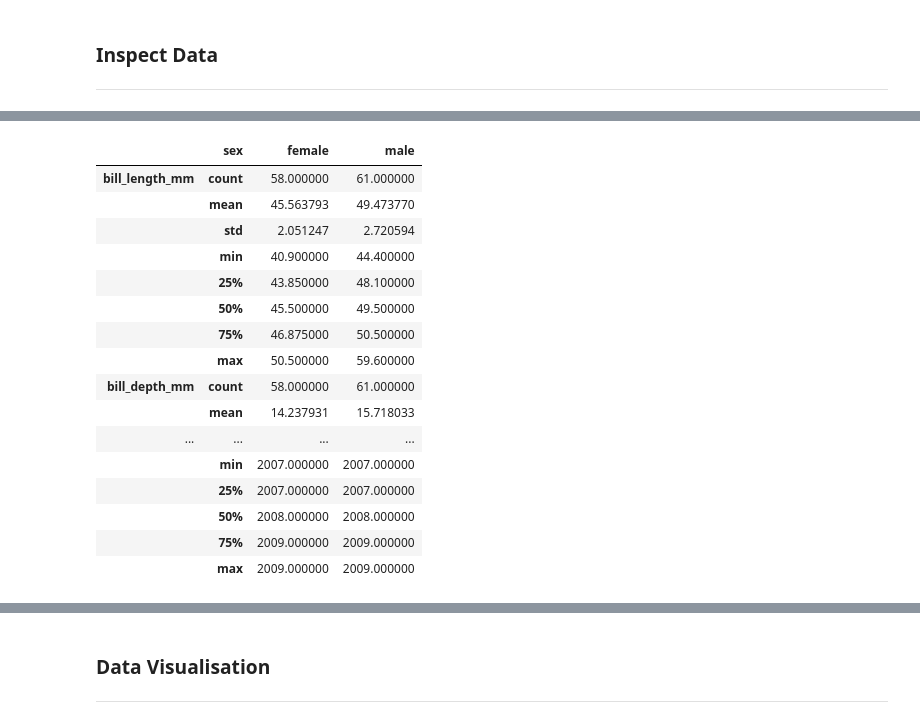
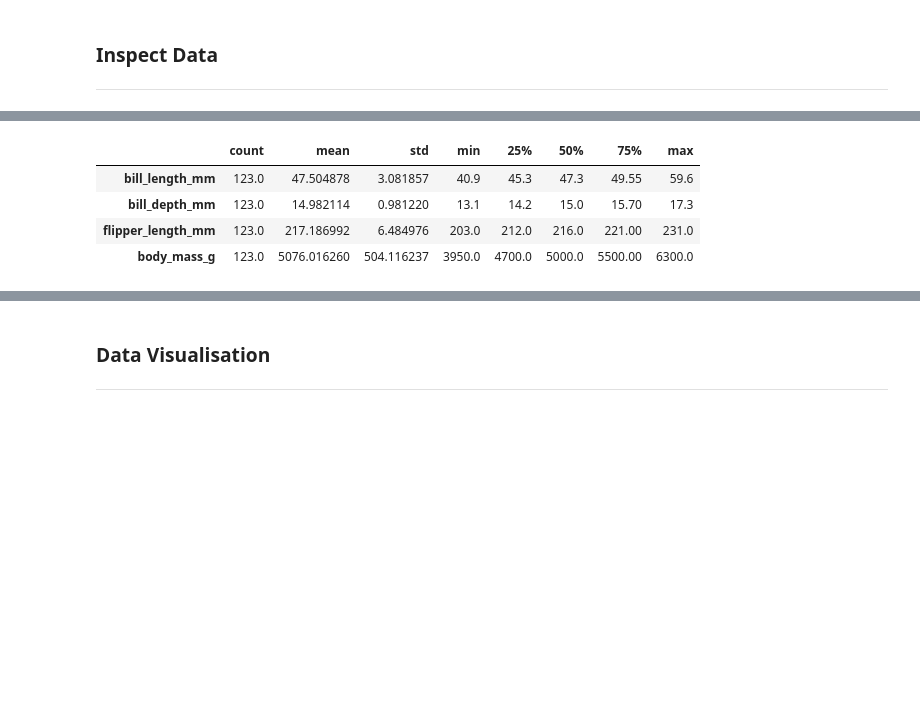
Before and after one commit to RodrigoDMU/MyWorkPDA-Project, a Jupyter notebook: penguins.ipynb, the cells around one changed output, grey strips where cells are left out. Cells and saved outputs as stored; diff of their text form; code cells hidden in the pictures; blank space fills up the shorter version.

```diff
--- a/penguins.ipynb
+++ b/penguins.ipynb
@@ -179,23 +161,11 @@ df[df['species']=='Chinstrap'].groupby('sex').describe().transpose()
 # %%
 # Describe the data set for sex in Gentoo specie.
-df[df['species']=='Gentoo'].groupby('sex').describe().transpose()
+df[df['species']=='Gentoo'].describe().transpose()
 # %% [output]
-|  | sex | female | male |
-| bill_length_mm | count | 58.000000 | 61.000000 |
-|  | mean | 45.563793 | 49.473770 |
-|  | std | 2.051247 | 2.720594 |
-|  | min | 40.900000 | 44.400000 |
-|  | 25% | 43.850000 | 48.100000 |
-|  | 50% | 45.500000 | 49.500000 |
-|  | 75% | 46.875000 | 50.500000 |
-|  | max | 50.500000 | 59.600000 |
-| bill_depth_mm | count | 58.000000 | 61.000000 |
-|  | mean | 14.237931 | 15.718033 |
-| ... | ... | ... | ... |
-|  | min | 2007.000000 | 2007.000000 |
-|  | 25% | 2007.000000 | 2007.000000 |
-|  | 50% | 2008.000000 | 2008.000000 |
-|  | 75% | 2009.000000 | 2009.000000 |
-|  | max | 2009.000000 | 2009.000000 |
+|  | count | mean | std | min | 25% | 50% | 75% | max |
+| bill_length_mm | 123.0 | 47.504878 | 3.081857 | 40.9 | 45.3 | 47.3 | 49.55 | 59.6 |
+| bill_depth_mm | 123.0 | 14.982114 | 0.981220 | 13.1 | 14.2 | 15.0 | 15.70 | 17.3 |
+| flipper_length_mm | 123.0 | 217.186992 | 6.484976 | 203.0 | 212.0 | 216.0 | 221.00 | 231.0 |
+| body_mass_g | 123.0 | 5076.016260 | 504.116237 | 3950.0 | 4700.0 | 5000.0 | 5500.00 | 6300.0 |
 # %%
 # Describe the data set for sex in Adelie specie.
```
Also changed, not shown: parts of 20 cells of this notebook, 1 other file.
